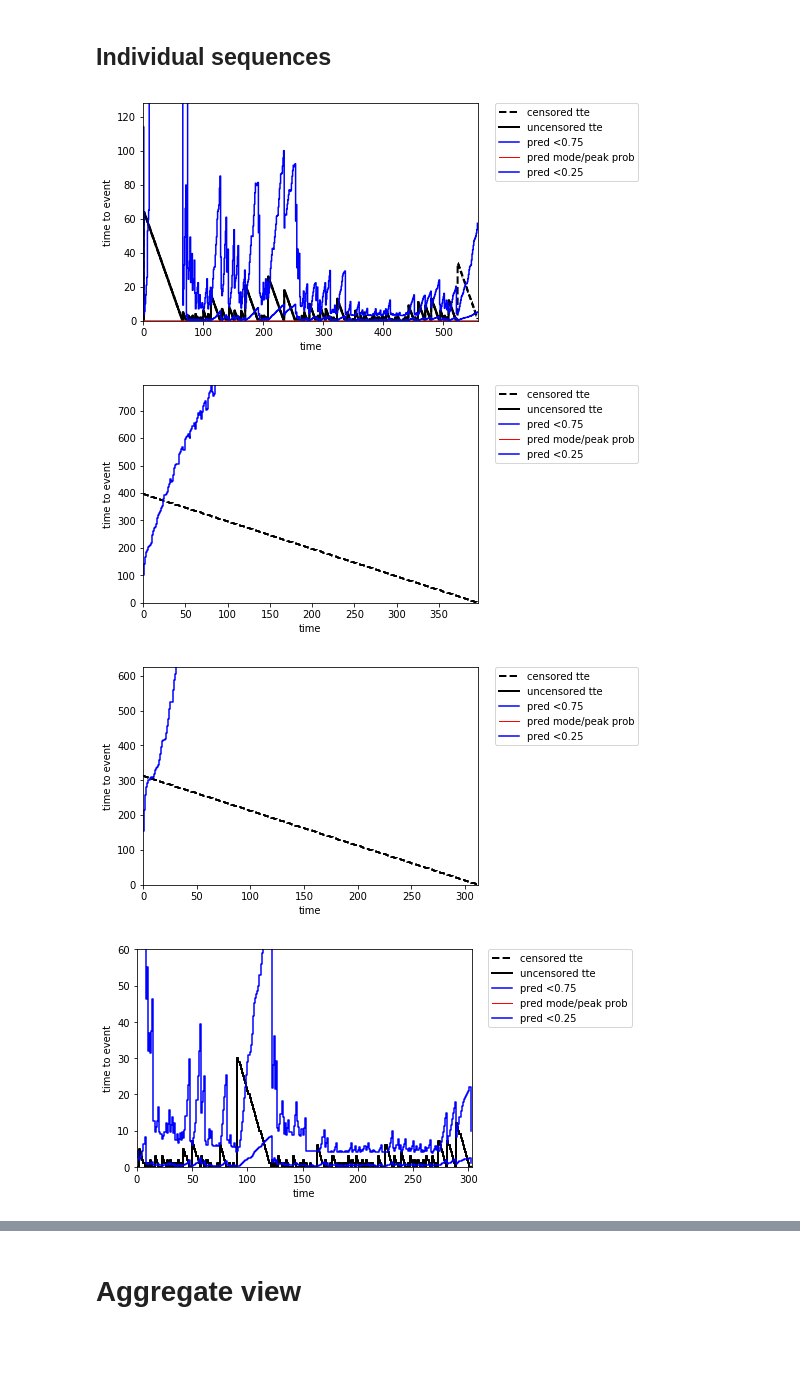
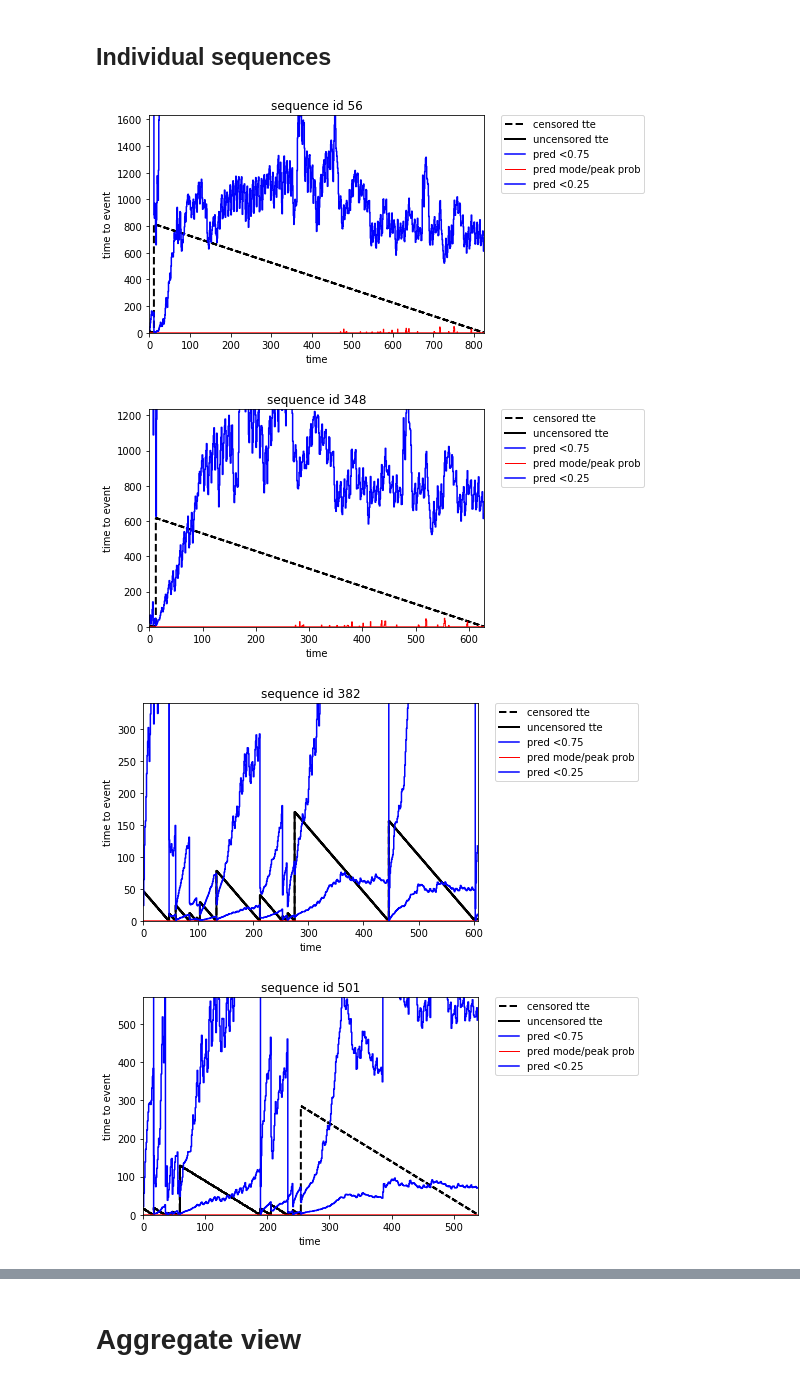
Before and after one commit to ragulpr/wtte-rnn-examples, a Jupyter notebook: examples/data-pipeline-template.ipynb, the cells around one changed output, grey strips where cells are left out. Saved outputs shown, nothing was run; the diff lists cells and outputs as text; code cells hidden in the pictures; blank space fills up the shorter version.

```diff
--- a/examples/data-pipeline-template.ipynb
+++ b/examples/data-pipeline-template.ipynb
@@ -288,8 +310,8 @@ def prep_tensors(x,events):
 n_timesteps = x.shape[1]
 n_features = x.shape[2]
 
-## Hide 30% of the last timesteps and keep them for testing
-frac_timesteps_to_cut = 0.10
+## Hide frac_timesteps_to_cut of the last timesteps and keep them for testing
+frac_timesteps_to_cut = 0.30
 n_testing_timesteps = np.floor(n_timesteps*frac_timesteps_to_cut).astype(int)
 
 x_train      = drop_n_last_timesteps(x,n_testing_timesteps)
@@ -300,8 +322,8 @@ x_train,y_train,events_train = prep_tensors(x_train,events_train)
 x,y,events    = prep_tensors(x,events)
 
 # Normalize
-x_train, means, stds = tr.normalize_padded(x_train,means=None,stds=None)
-x, means, stds = tr.normalize_padded(x,means=means,stds=stds)
+x_train, means, stds = tr.normalize_padded(x_train,means=None,stds=None,only_nonzero=True)
+x, _, _ = tr.normalize_padded(x,means=means,stds=stds,only_nonzero=True)
 
 seq_lengths = np.count_nonzero(~np.isnan(events), axis=1)
 seq_lengths_train = np.count_nonzero(~np.isnan(events_train), axis=1)
@@ -527,8 +582,7 @@ Using Theano backend.
 # %%
 # from phased_lstm_keras.PhasedLSTM import PhasedLSTM as PLSTM
-
+K.set_epsilon(1e-8)
 np.random.seed(1)
-K.set_epsilon(1e-8)
 
 ## Callbacks
 checkpointer = callbacks.ModelCheckpoint('./model_checkpoint.h5',
@@ -536,16 +590,16 @@ checkpointer = callbacks.ModelCheckpoint('./model_checkpoint.h5',
                           verbose=1,
                           save_best_only=True,
                           save_weights_only=True,
-                          mode='auto', period=5)
+                          mode='auto', period=50)
 
 reduce_lr = callbacks.ReduceLROnPlateau(monitor='loss',
                                         factor  =0.5,
-                                        patience=15,
+                                        patience=10,
                                         verbose=1,
-                                        mode='auto',
+                                        mode='min',
                                         epsilon=0.0001,
-                                        cooldown=0,
-                                        min_lr=1e-8)
+                                        cooldown=5,
+                                        min_lr=1e-5)
 
 nanterminator = callbacks.TerminateOnNaN()
 history = callbacks.History()
@@ -555,9 +609,12 @@ n_features = x_train.shape[-1]
 ## Base model
 model = Sequential()
 model.add(Masking(mask_value=mask_value,input_shape=(None, n_features)))
+model.add(TimeDistributed(Dense(5,activation='tanh')))
+
+model.add(BatchNormalization(axis=-1, momentum=0.9, epsilon=0.01))
 model.add(GRU(10,activation='tanh',return_sequences=True,recurrent_dropout=0.1,unroll=False))
+
 model.add(BatchNormalization(axis=-1, momentum=0.9, epsilon=0.01))
-
 model.add(TimeDistributed(Dense(10,activation='tanh')))
 
 ## Wtte-RNN part
@@ -593,10 +648,10 @@ _________________________________________________________________
 # %%
 K.set_value(model.optimizer.lr, 0.01)
 model.fit(x_train, y_train,
-          epochs=300,
+          epochs=200,
           batch_size=300,
           verbose=1,
           validation_data=(x_valid, y_valid,sample_weights_valid),
           sample_weight = sample_weights_train,
-          callbacks=[nanterminator,history,weightwatcher,reduce_lr])
+          callbacks=[nanterminator,history,weightwatcher,reduce_lr,checkpointer])
 # %% [output]
@@ -665,13 +732,14 @@ mean beta pred 0.750825622164
 ## Scatter
 # %%
 # Pick some random sequence
-np.random.seed(12) # 9, 6,5,4 ok
+np.random.seed(9) # seed 6,9,12 interesting
 random_selection =np.random.choice(predicted.shape[0], min([5,predicted.shape[0]]))
 random_selection = np.sort(random_selection)
 
 # Alpha and beta projections
-alpha_flat = predicted[:,:,0][~np.isnan(predicted[:,:,0])].flatten()
-beta_flat  = predicted[:,:,1][~np.isnan(predicted[:,:,0])].flatten()
+mask = ~np.isnan(predicted[:,:,0])
+alpha_flat = predicted[:,:,0][mask].flatten()
+beta_flat  = predicted[:,:,1][mask].flatten()
 
 ## log-alpha typically makes more sense.
 
@@ -703,32 +771,33 @@ for batch_indx in random_selection:
 # %%
 drawstyle = 'steps-post'
 for batch_indx in random_selection:
     this_seq_len = seq_lengths[batch_indx]
     a = predicted[batch_indx,:this_seq_len,0]
     b = predicted[batch_indx,:this_seq_len,1]
     t = np.array(xrange(len(a)))
     x_this = x[batch_indx,:this_seq_len,:]
 
     this_tte = y[batch_indx,:this_seq_len,0]
     u = y[batch_indx,:this_seq_len,1]>0
 
     plt.plot(this_tte,label='censored tte',color='black',linestyle='dashed',linewidth=2,drawstyle=drawstyle)
-    plt.plot(t[u],this_tte[u],label='uncensored tte',color='black',linestyle='solid',linewidth=2,drawstyle=drawstyle)
+    if any(u):
+        plt.plot(t[u],this_tte[u],label='uncensored tte',color='black',linestyle='solid',linewidth=2,drawstyle=drawstyle)
 
     plt.plot(weibull.quantiles(a,b,0.75),color='blue',label='pred <0.75',drawstyle=drawstyle)
     plt.plot(weibull.mode(a, b), color='red',linewidth=1,label='pred mode/peak prob',drawstyle=drawstyle)
-#    plt.plot(weibull.mean(a, b), color='green',linewidth=1,label='pred mean',drawstyle='steps-post')
+#     plt.plot(weibull.mean(a, b), color='green',linewidth=1,label='pred mean',drawstyle='steps-post')
     plt.plot(weibull.quantiles(a,b,0.25),color='blue',label='pred <0.25',drawstyle=drawstyle)
 
     plt.xlim(0, this_seq_len)
     plt.ylim(0, min([2*this_tte.max(),2*a.max()]))
     plt.xlabel('time')
     plt.ylabel('time to event')
-#     plt.title(authour_names[batch_indx])
     plt.legend(bbox_to_anchor=(1.05, 1), loc=2, borderaxespad=0.)
+    plt.title('sequence id '+str(batch_indx))
     plt.show()
 # %% [output]
-[figure, old version]
+[figure, new version]
-[figure, old version]
+[figure, new version]
-[figure, old version]
+[figure, new version]
-[figure, old version]
+[figure, new version]
```
Also changed, not shown: parts of 33 cells of this notebook.
